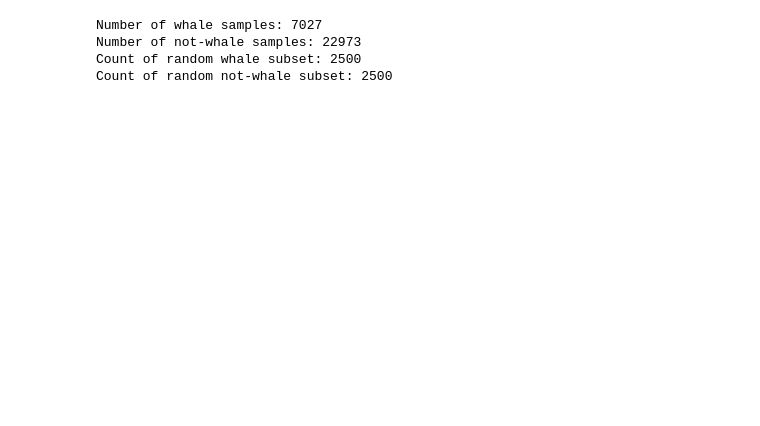
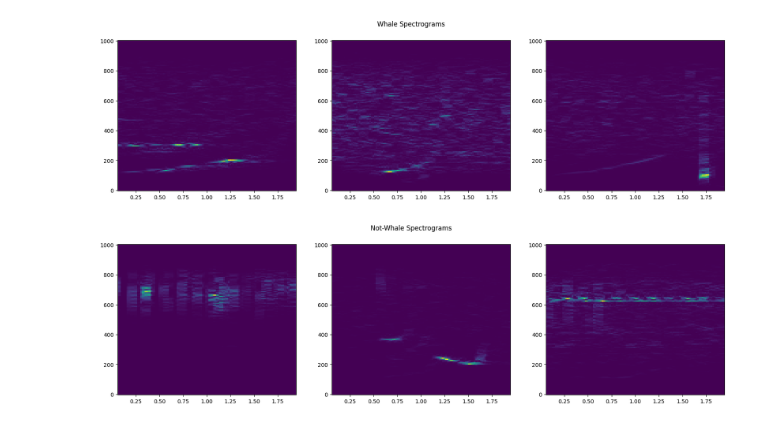
Before and after one commit to NyckelAI/codesamples, a Jupyter notebook: whale_sound_classification/whale_sound_classification.ipynb, the cells around one changed output. Cells and saved outputs as stored; diff of their text form; code cells hidden in the pictures; blank space fills up the shorter version.

Commit message:
Updating whale sound classification notebook

```diff
--- a/whale_sound_classification/whale_sound_classification.ipynb
+++ b/whale_sound_classification/whale_sound_classification.ipynb
@@ -1,14 +13,4 @@
 # %%
-import io
-import requests
-import json
-import csv
-import random
-import base64
-from scipy import signal
-import numpy as np
-import matplotlib.pyplot as plt
-import aifc
 
 datafolder = "/Users/george/Downloads/whale-detection-challenge/data/"
 trainfolder = datafolder+"train/"
@@ -27,14 +29,66 @@ with open(datafolder+"train.csv") as csv_file:
     print(f"Number of whale samples: {len(whale_samples)}")
     print(f"Number of not-whale samples: {len(not_whale_samples)}")
 
+# Get a random subset of 3500 whale and not-whale samples
+# We are going to use 2500 of each class to train the model, and 1000 of each class to test the model
 random.seed(2350834243)
-whale_subset = random.sample(whale_samples, 2500)
-not_whale_subset = random.sample(not_whale_samples, 2500)
-print(f"Count of random whale subset: {len(whale_subset)}")
-print(f"Count of random not-whale subset: {len(not_whale_subset)}")
+whale_subset = random.sample(whale_samples, 3500)
+not_whale_subset = random.sample(not_whale_samples, 3500)
+whale_subset_train = whale_subset[:2500]
+whale_subset_test = whale_subset[2500:]
+not_whale_subset_train = not_whale_subset[:2500]
+not_whale_subset_test = not_whale_subset[2500:]
+
+print(f"Count of whale training set: {len(whale_subset_train)}")
+print(f"Count of not-whale training set: {len(not_whale_subset_train)}")
+print(f"Count of whale test set: {len(whale_subset_test)}")
+print(f"Count of not-whale test set: {len(not_whale_subset_test)}")
-# %% [output]
-Number of whale samples: 7027
-Number of not-whale samples: 22973
-Count of random whale subset: 2500
-Count of random not-whale subset: 2500
+# %%
+# Let's create spectrograms from audo samples
+
+# Helper class for creating a spectrogram from an audio signal
+class Spectrogram:
+    def get_time_series(self, image_path):
+        s = aifc.open(image_path)
+        n_samples = s.getnframes()
+        sample_rate = s.getframerate()
+        strsig = s.readframes(n_samples)
+        values = np.frombuffer(strsig, np.short).byteswap()
+        return values, sample_rate
+
+    def get_plot_bytes(self, plt):
+        with io.BytesIO() as buffer:  # use buffer memory
+            plt.savefig(buffer, format='jpg')
+            buffer.seek(0)
+            return buffer.getvalue()
+
+    def fill_plot(self, image_path, plot):
+        series, rate = self.get_time_series(image_path)
+        f, t, Sxx = signal.spectrogram(series, rate, nperseg=256, noverlap=224)
+        plot.pcolormesh(t, f, Sxx)
+
+    def process_audio(self, image_path):
+        series, rate = self.get_time_series(image_path)
+        f, t, Sxx = signal.spectrogram(series, rate, nperseg=256, noverlap=224)
+        plt.pcolormesh(t, f, Sxx)
+        plot_bytes = self.get_plot_bytes(plt)
+        plt.close()
+        return plot_bytes
+
+spectrogram = Spectrogram()
+
+# Let's look at some spectrograms of whale sounds
+fig, ax = plt.subplots(nrows=1, ncols=3, figsize=(20, 5))
+fig.suptitle("Whale Spectrograms")
+for i, sample in enumerate(random.sample(whale_subset_train,3)):
+    spectrogram.fill_plot(trainfolder+sample, ax[i])
+
+# Let's look at some spectrograms of not-whale sounds
+fig, ax = plt.subplots(nrows=1, ncols=3, figsize=(20, 5))
+fig.suptitle("Not-Whale Spectrograms")
+for i, sample in enumerate(random.sample(not_whale_subset_train,3)):
+    spectrogram.fill_plot(trainfolder+sample, ax[i])
+# %% [output]
+[figure, added]
+[figure, added]
 # %%
```
Also changed, not shown: parts of 5 cells of this notebook.
